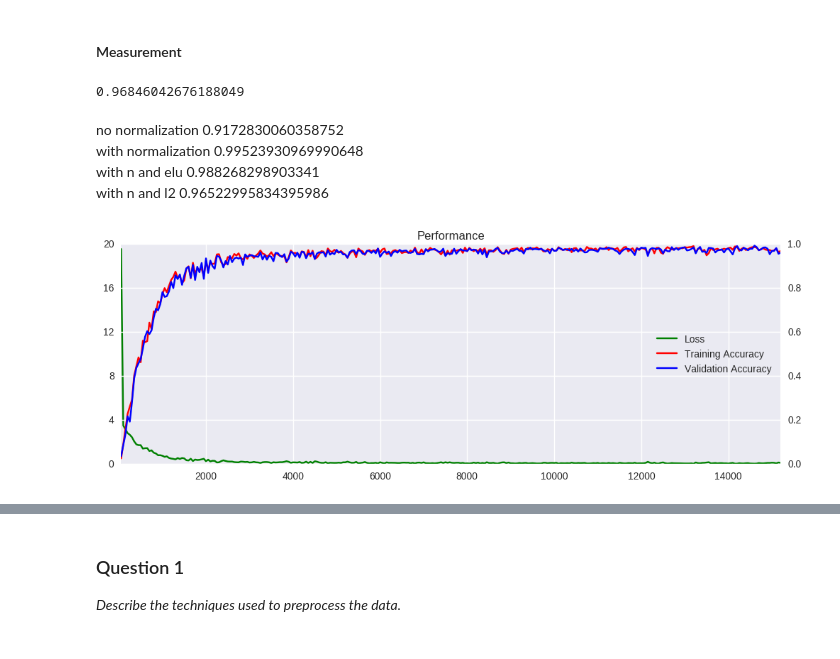
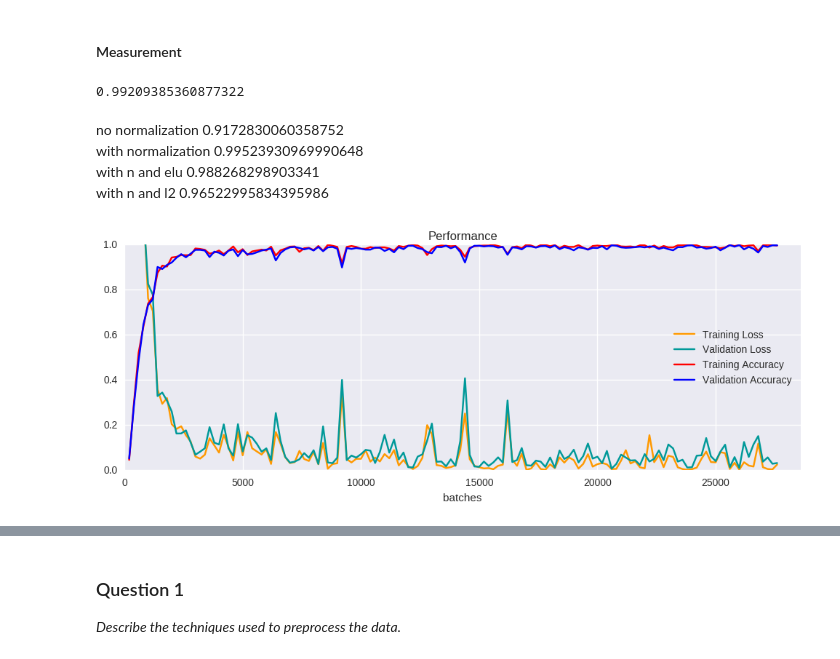
Before and after one commit to pkern90/traffic-signs, a Jupyter notebook: Traffic_Signs_Recognition.ipynb, the cells around one changed output, grey strips where cells are left out. Drawn from its saved outputs; the diff is of its cells as text; code cells hidden in the pictures.

```diff
--- a/Traffic_Signs_Recognition.ipynb
+++ b/Traffic_Signs_Recognition.ipynb
@@ -412,12 +422,10 @@ features = tf.placeholder(dtype=tf.float32, shape=[None, *image_shape], name='fe
 labels = tf.placeholder(dtype=tf.float32, shape=[None, n_classes], name='labels')
 labels_cls = tf.argmax(labels, dimension=1)
 
-dropout = tf.constant(0.5, dtype=tf.float32, name='Dropout_Keep_Propa')
+phase_train = tf.placeholder(tf.bool,name='phase_train')
+keep_propa = tf.constant(0.75, dtype=tf.float32, name='Dropout_Keep_Propa')
+l2_lambda = tf.constant(0, dtype=tf.float32)
 
-weight_pen = tf.Variable(0, dtype=tf.float32)
-bias_pen = tf.Variable(0, dtype=tf.float32)
-
-l2_lambda = tf.constant(0.1, dtype=tf.float32)
 
 #Convolution Stage 1
 with tf.name_scope('Dim_reduction'):
@@ -425,6 +433,7 @@ with tf.name_scope('Dim_reduction'):
                                     filter_size=[5,5],
                                     strides=[1,1,1,1],
                                     num_filters=64)
+    layer_conv1 = tf.nn.dropout(layer_conv1, keep_propa, name='Dropout')
 
     layer_pool1 = tf.nn.max_pool(value=layer_conv1,
                              ksize=[1, 3, 3, 1],
@@ -435,7 +444,7 @@ with tf.name_scope('Dim_reduction'):
 
     layer_conv2 = create_conv_layer(input=layer_pool1,
                                 filter_size=[3,3],
-                                num_filters=192)
+                                num_filters=256)
 
 
     layer_pool2 = tf.nn.max_pool(value=layer_conv2,
@@ -445,20 +454,20 @@ with tf.name_scope('Dim_reduction'):
                              name='Pooling')
 
 
-layer_inception = create_inception_module(layer_pool2)
-layer_inception2 = create_inception_module(layer_inception)
+layer_inception = create_inception_module(layer_pool2, [[32], [32, 64], [96, 128, 128], [32]])
+layer_inception2 = create_inception_module(layer_inception, [[32], [32, 64], [96, 128, 128], [32]])
 
-
-layer_concat = tf.concat(3, [layer_inception2, layer_pool2])
+layer_concat = tf.concat(3, [tf.nn.dropout(layer_inception2, keep_propa),
+                             tf.nn.dropout(layer_pool2, keep_propa)])
 
 layer_pool4 = tf.nn.avg_pool(value=layer_concat,
-                                 ksize=[1, 4, 4, 1],
+                                 ksize=[1, 5, 5, 1],
                                  strides=[1, 1, 1, 1],
                                  padding='VALID',
                                  name='Avg_Pooling')
 
 #Dropout
-layer_dropout = tf.nn.dropout(layer_pool4, dropout, name='Dropout')
+layer_dropout = tf.nn.dropout(layer_pool4, keep_propa, name='Dropout')
 
 
 
@@ -467,9 +476,11 @@ layer_flat, num_features = flatten_layer(layer_dropout)
 
 #Fully Connected
 with tf.name_scope('Fully_Connected'):
+
     layer_fc = create_fc_layer(input=layer_flat,
-                                num_inputs=num_features,
-                                num_outputs=n_classes)
+                            num_inputs=num_features,
+                            num_outputs=n_classes,
+                                relu=False)
 
 #Classification
 with tf.name_scope('Classification'):
@@ -482,13 +493,8 @@ with tf.name_scope('Analysis'):
     cross_entropy = tf.nn.softmax_cross_entropy_with_logits(logits=layer_fc,
                                                             labels=labels)
 
-    #L2 Regularization
-    weight_pen.assign(sum([l2_lambda * tf.nn.l2_loss(w) for w in weights]))
-    bias_pen.assign(sum([l2_lambda * tf.nn.l2_loss(b) for b in biases]))
-    cost = tf.reduce_mean(cross_entropy + weight_pen + bias_pen)
-
     loss = tf.reduce_mean(cross_entropy)
-    optimizer = tf.train.AdamOptimizer(learning_rate=learning_rate).minimize(cost)
+    optimizer = tf.train.AdamOptimizer(learning_rate=learning_rate).minimize(loss)
 
 
     #Measurement
@@ -639,18 +651,21 @@ Early Stopping. Best validation loss 0.103861
 # %% [markdown]
 #### Measurement
 # %%
-accuracy_score(y_pred=predictions, y_true=lb.inverse_transform(valid_labels))
+accuracy_score(y_pred=predictions, y_true=valid_labels_cls)
 # %% [output]
-0.96846042676188049
+0.99209385360877322
 # %% [markdown]
 no normalization 0.9172830060358752 <br>
 with normalization 0.99523930969990648 <br>
 with n and elu 0.988268298903341 <br>
 with n and l2 0.96522995834395986
-# %%
-plot_performance(batches, loss_batch, train_acc_batch, valid_acc_batch)
-# %% [output]
-[figure, removed]
+# %%
+plot_performance(batches,
+                 [train_loss_batch, valid_loss_batch, train_acc_batch, valid_acc_batch],
+                 ['Training Loss', 'Validation Loss', 'Training Accuracy', 'Validation Accuracy'],
+                 ['#FF9900', '#009999', '#FF0000', '#0000FF'])
+# %% [output]
+[figure, added]
 # %%
 plot_confusion_matrix(predictions, valid_labels_cls)
 # %% [output]
```
Also changed, not shown: parts of 17 cells of this notebook.
